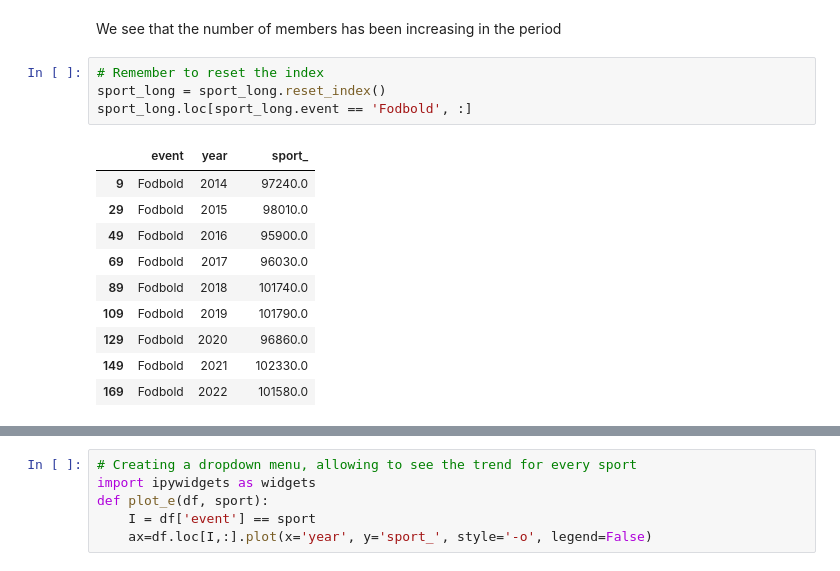
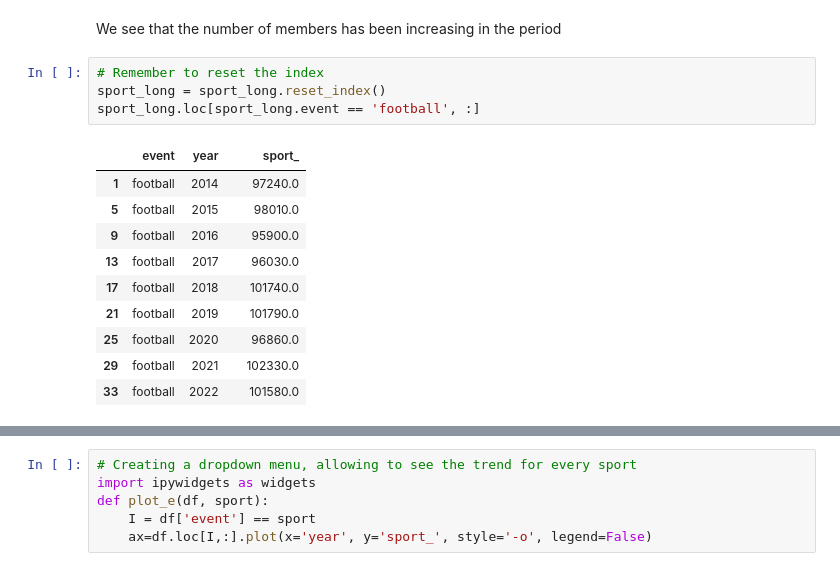
Before and after one commit to NumEconCopenhagen/projects-2024-Simon-C-og-Jens-H, a Jupyter notebook: dataproject/dataproject.ipynb, the cells around one changed output, grey strips where cells are left out. Cells and saved outputs as stored; diff of their text form.

```diff
--- a/dataproject/dataproject.ipynb
+++ b/dataproject/dataproject.ipynb
@@ -266,17 +257,17 @@ We see that the number of members has been increasing in the period
 # %%
 # Remember to reset the index
 sport_long = sport_long.reset_index()
-sport_long.loc[sport_long.event == 'Fodbold', :]
+sport_long.loc[sport_long.event == 'football', :]
 # %% [output]
 |  | event | year |  | sport_ |
-| 9 | Fodbold | 2014 |  | 97240.0 |
-| 29 | Fodbold | 2015 |  | 98010.0 |
-| 49 | Fodbold | 2016 |  | 95900.0 |
-| 69 | Fodbold | 2017 |  | 96030.0 |
-| 89 | Fodbold | 2018 |  | 101740.0 |
-| 109 | Fodbold | 2019 |  | 101790.0 |
-| 129 | Fodbold | 2020 |  | 96860.0 |
-| 149 | Fodbold | 2021 |  | 102330.0 |
-| 169 | Fodbold | 2022 |  | 101580.0 |
+| 1 | football | 2014 |  | 97240.0 |
+| 5 | football | 2015 |  | 98010.0 |
+| 9 | football | 2016 |  | 95900.0 |
+| 13 | football | 2017 |  | 96030.0 |
+| 17 | football | 2018 |  | 101740.0 |
+| 21 | football | 2019 |  | 101790.0 |
+| 25 | football | 2020 |  | 96860.0 |
+| 29 | football | 2021 |  | 102330.0 |
+| 33 | football | 2022 |  | 101580.0 |
 # %%
 # Plotting the trend
```
Also changed, not shown: parts of 16 cells of this notebook.
